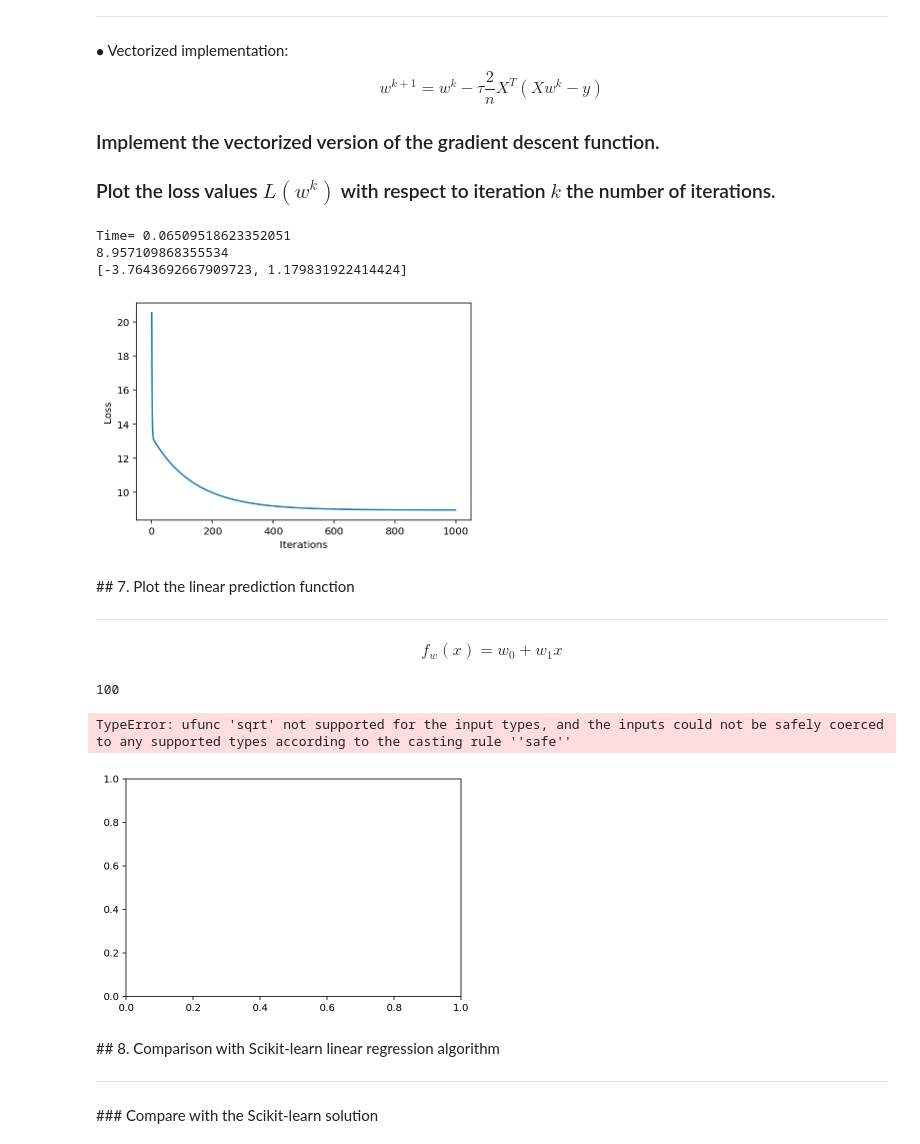
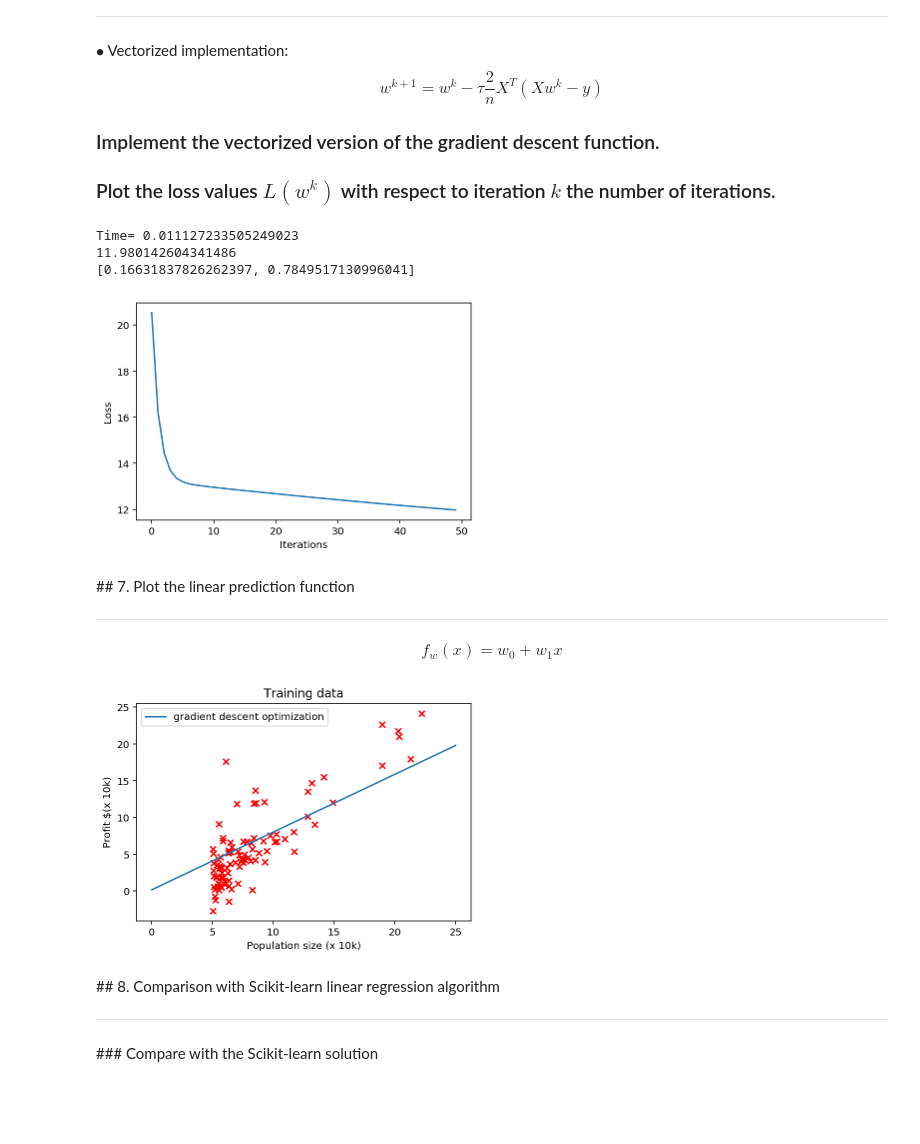
Before and after one commit to minjoong507/Machine-learning-project, a Jupyter notebook: 2week/assignment-02.ipynb, the cells around one changed output. Cells and saved outputs as stored; diff of their text form; code cells hidden in the pictures; blank space fills up the shorter version.

```diff
--- a/2week/assignment-02.ipynb
+++ b/2week/assignment-02.ipynb
@@ -242,7 +242,7 @@ def grad_desc(X, y, w_init, tau, max_iter):
 start = time.time()
 w_init = [1, 1]
 tau = 0.01
-max_iter = 1000
+max_iter = 50
 
 w, L_iters, w_iters = grad_desc(X, y, w_init, tau, max_iter)
 
@@ -258,38 +258,31 @@ plt.xlabel('Iterations')
 plt.ylabel('Loss')
 plt.show()
 # %% [output]
-Time= 0.06509518623352051
-8.957109868355534
-[-3.7643692667909723, 1.179831922414424]
+Time= 0.011127233505249023
+11.980142604341486
+[0.16631837826262397, 0.7849517130996041]
-[figure, old version]
+[figure, new version]
 # %% [markdown]
 ## 7. Plot the linear prediction function
 <hr>
 $$
 f_w(x) = w_0 + w_1 x
 $$
-# %%
-x_pred = np.linspace(0,25,100) # define the domain of the prediction function
-y_pred = x_pred * w[1] + w[0]
-len(x_pred)
-# %% [output]
-100
 # %%
 # linear regression model
 x_pred = np.linspace(0,25,100) # define the domain of the prediction function
 y_pred = x_pred * w[1] + w[0]
 # plot
 plt.figure(3)
-plt.scatter(x_train, y_train, c='r',s = 'C')
+plt.scatter(x_train, y_train, c='r', marker = 'x')
 plt.plot(x_pred, y_pred, label ='gradient descent optimization' )
 plt.legend(loc='best')
 plt.title('Training data')
 plt.xlabel('Population size (x 10k)')
 plt.ylabel('Profit $(x 10k)')
 plt.show()
 # %% [output]
-TypeError: ufunc 'sqrt' not supported for the input types, and the inputs could not be safely coerced to any supported types according to the casting rule ''safe''
-[figure, old version]
+[figure, new version]
 # %% [markdown]
 ## 8. Comparison with Scikit-learn linear regression algorithm
 <hr>
```
Also changed, not shown: parts of 3 cells of this notebook.
